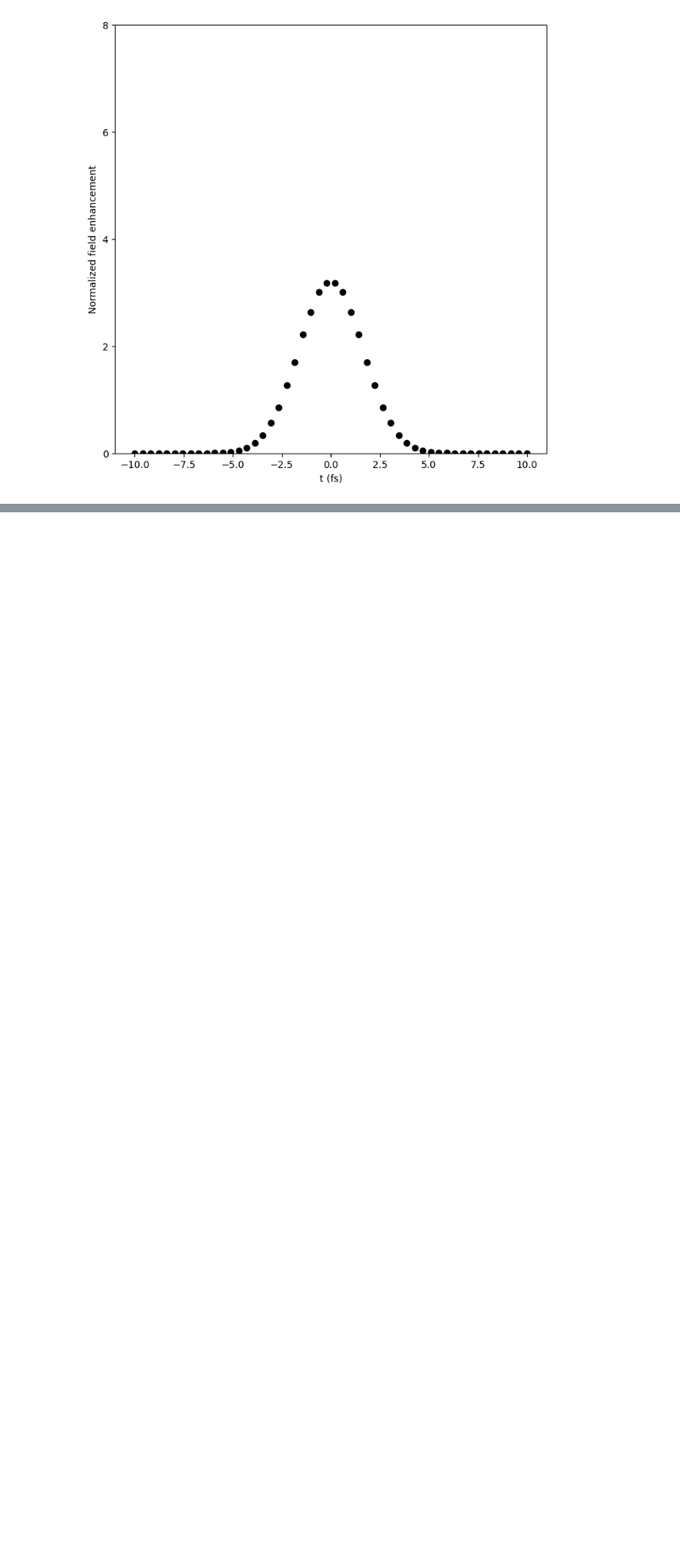
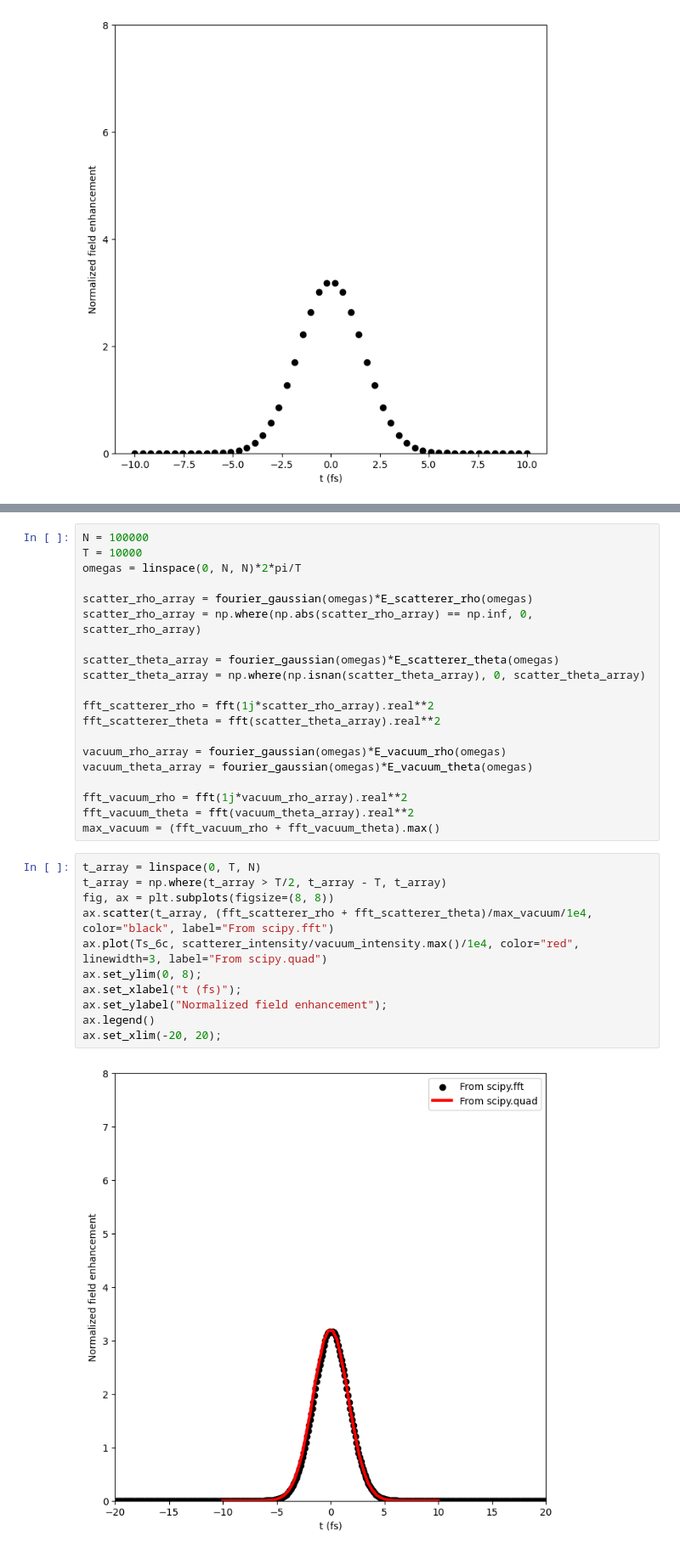
Before and after one commit to AliGhorashiCMT/Coherent-Perfect-Absorption, a Jupyter notebook: cylinders/Passive sink plane waves and time domain.ipynb, the cells around one changed output, grey strips where cells are left out. Shown at 85% size. Drawn from its saved outputs; the diff is of its cells as text; blank space fills up the shorter version.

Commit message:
scipy.fft scipy.quad comparison for time domain calculation

```diff
--- a/cylinders/Passive sink plane waves and time domain.ipynb
+++ b/cylinders/Passive sink plane waves and time domain.ipynb
@@ -279,0 +283,33 @@ ax.set_yticks(linspace(0, 8, 5));
+# %%
+N = 100000
+T = 10000
+omegas = linspace(0, N, N)*2*pi/T
+
+scatter_rho_array = fourier_gaussian(omegas)*E_scatterer_rho(omegas)
+scatter_rho_array = np.where(np.abs(scatter_rho_array) == np.inf, 0, scatter_rho_array)
+
+scatter_theta_array = fourier_gaussian(omegas)*E_scatterer_theta(omegas)
+scatter_theta_array = np.where(np.isnan(scatter_theta_array), 0, scatter_theta_array)
+
+fft_scatterer_rho = fft(1j*scatter_rho_array).real**2
+fft_scatterer_theta = fft(scatter_theta_array).real**2
+
+vacuum_rho_array = fourier_gaussian(omegas)*E_vacuum_rho(omegas)
+vacuum_theta_array = fourier_gaussian(omegas)*E_vacuum_theta(omegas)
+
+fft_vacuum_rho = fft(1j*vacuum_rho_array).real**2
+fft_vacuum_theta = fft(vacuum_theta_array).real**2
+max_vacuum = (fft_vacuum_rho + fft_vacuum_theta).max()
+# %%
+t_array = linspace(0, T, N)
+t_array = np.where(t_array > T/2, t_array - T, t_array)
+fig, ax = plt.subplots(figsize=(8, 8))
+ax.scatter(t_array, (fft_scatterer_rho + fft_scatterer_theta)/max_vacuum/1e4, color="black", label="From scipy.fft")
+ax.plot(Ts_6c, scatterer_intensity/vacuum_intensity.max()/1e4, color="red", linewidth=3, label="From scipy.quad")
+ax.set_ylim(0, 8);
+ax.set_xlabel("t (fs)");
+ax.set_ylabel("Normalized field enhancement");
+ax.legend()
+ax.set_xlim(-20, 20);
+# %% [output]
+[figure, added]
```
Also changed, not shown: parts of 1 cell of this notebook.
